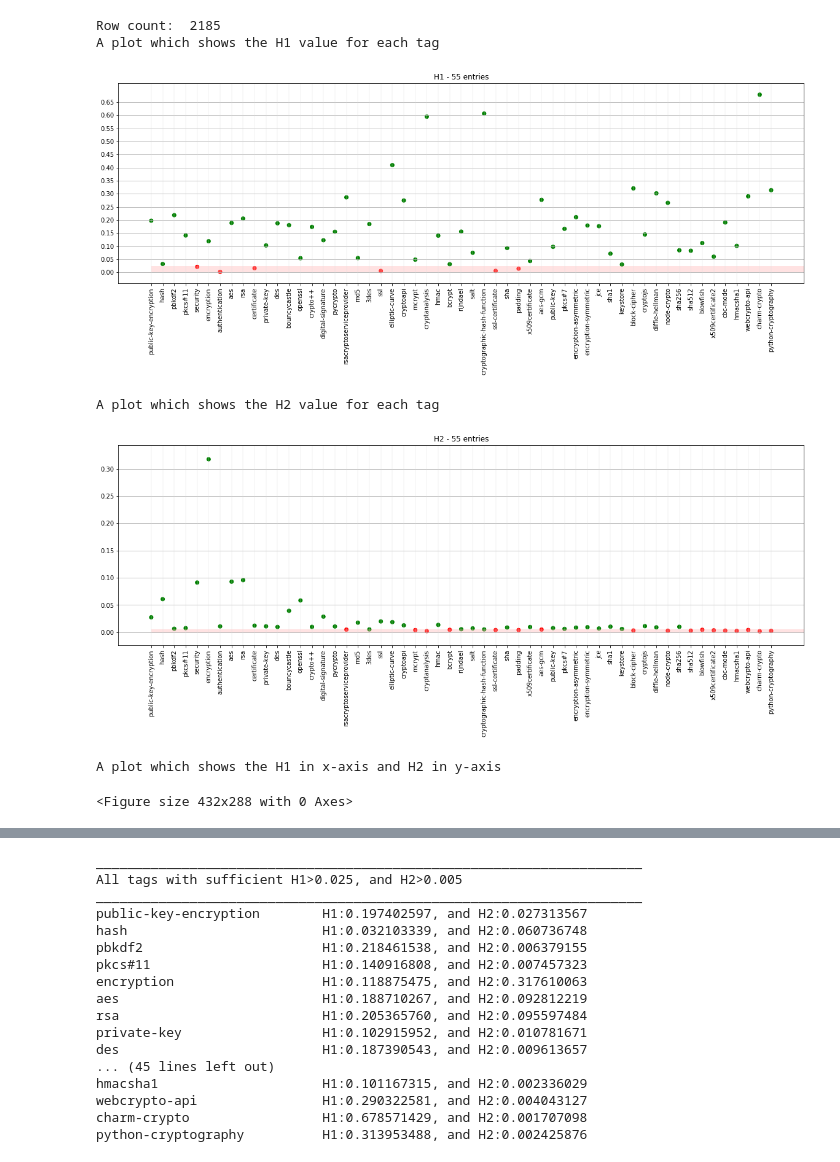
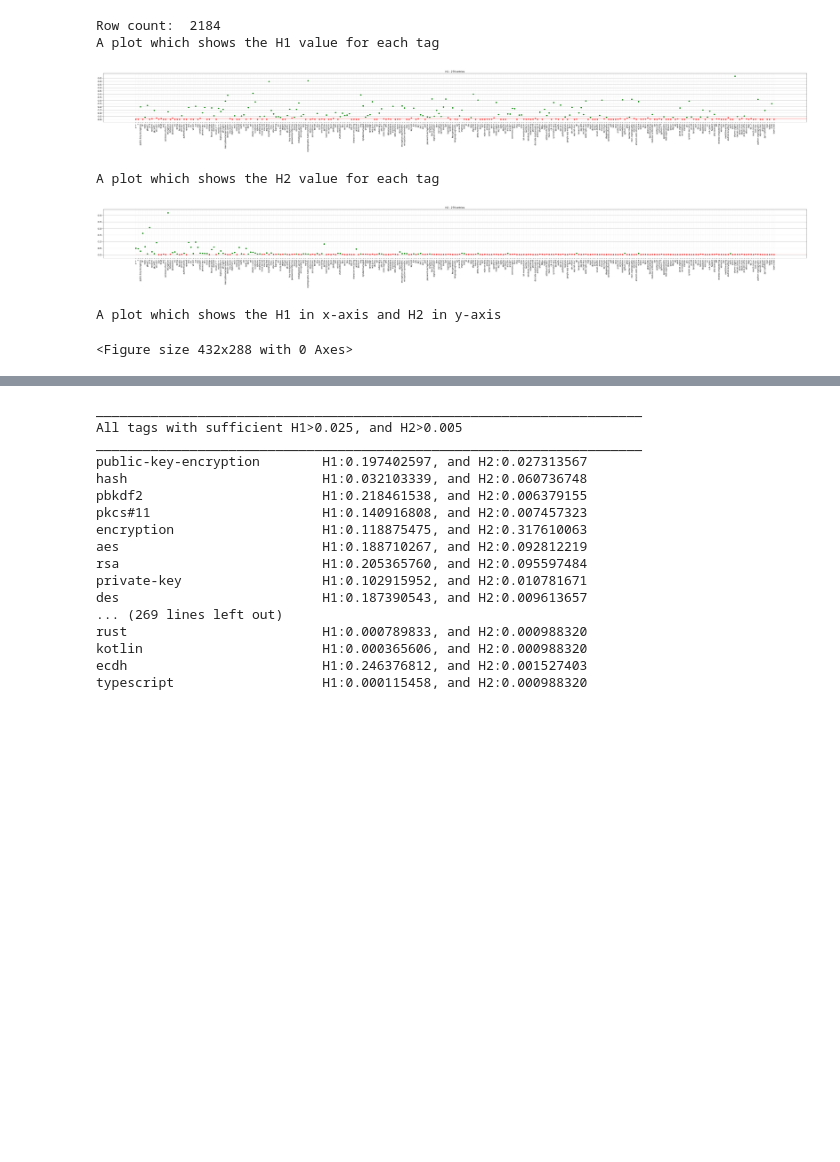
Before and after one commit to Dasteme/SoftwareComposition2019, a Jupyter notebook: Scripts/Selecting_tags.ipynb, the cells around one changed output, grey strips where cells are left out. Drawn from its saved outputs; the diff is of its cells as text; code cells hidden in the pictures; blank space fills up the shorter version.

Commit message:
Re-executed with more tags, added autoprint for images

```diff
--- a/Scripts/Selecting_tags.ipynb
+++ b/Scripts/Selecting_tags.ipynb
@@ -58,7 +58,7 @@ def change_row_takeit(tagid, takeit, h1tresh, h2tresh):
 
 def draw_plot_H1(h1tresh, h2tresh):
     print('A plot which shows the H1 value for each tag')
-    fig = plt.figure(figsize=(20, 6))
+    fig = plt.figure(figsize=(50, 6))
     ax = fig.add_subplot(111)
 
     x = np.array(np.arange(0, count, 1))
@@ -81,12 +81,14 @@ def draw_plot_H1(h1tresh, h2tresh):
 
     plt.grid(axis='y', linestyle='-')
     plt.title('H1 - ' + str(count) + ' entries')
+    plt.tight_layout()
+    plt.savefig('H1.png', dpi=200)
     plt.show()
 
 
 def draw_plot_H2(h1tresh, h2tresh):
     print('A plot which shows the H2 value for each tag')
-    fig = plt.figure(figsize=(20, 6))
+    fig = plt.figure(figsize=(50, 6))
     ax = fig.add_subplot(111)
 
     x = np.array(np.arange(0, count, 1))
@@ -107,6 +109,8 @@ def draw_plot_H2(h1tresh, h2tresh):
 
     plt.grid(axis='y', linestyle='-')
     plt.title('H2 - ' + str(count) + ' entries')
+    plt.tight_layout()
+    plt.savefig('H2.png', dpi=200)
     plt.show()
 
 
@@ -114,7 +118,7 @@ def draw_plot_H2(h1tresh, h2tresh):
 def draw_plot_H1_H2(h1tresh, h2tresh):
     plt.clf()
     print('A plot which shows the H1 in x-axis and H2 in y-axis')
-    fig = plt.figure(figsize=(20, 16))
+    fig = plt.figure(figsize=(40, 32))
     ax = fig.add_subplot(111)
 
     x = np.array(h1s)
@@ -144,7 +148,10 @@ def draw_plot_H1_H2(h1tresh, h2tresh):
 
     plt.grid()
     plt.title('H1_2 - ' + str(count) + ' entries')
+    plt.tight_layout()
+    plt.savefig('H1_H2.png', dpi=200)
     plt.show()
+
 
 
 def list_H1_and_H2_values(h1tresh, h2tresh):
@@ -165,37 +172,37 @@ def list_H1_and_H2_values(h1tresh, h2tresh):
 
 
 
 
 sql_select_query = "SELECT * FROM tags"
 cursor.execute(sql_select_query)
 records = cursor.fetchall();
 print("Row count: ", cursor.rowcount);
 
 recordsNew = []
 for row in records:
     if (float(row[4]) > 0.00000000001):
         recordsNew.append(row)
 
-count = 70
+count = 450
 if (count > len(recordsNew)):
     count = len(recordsNew)
 names = [obj[1] for obj in recordsNew[0:count]]
 h1s = [float(obj[4]) for obj in recordsNew[0:count]]
 h2s = [float(obj[5]) for obj in recordsNew[0:count]]
 
 
 
 plotH1 = 0.025
 plotH2 = 0.005
 draw_plot_H1(plotH1, plotH2)
 draw_plot_H2(plotH1, plotH2)
 draw_plot_H1_H2(plotH1, plotH2)
 list_H1_and_H2_values(plotH1, plotH2)
 # %% [output]
-Row count:  2185
+Row count:  2184
 A plot which shows the H1 value for each tag
-[figure, old version]
+[figure, new version]
 A plot which shows the H2 value for each tag
-[figure, old version]
+[figure, new version]
 A plot which shows the H1 in x-axis and H2 in y-axis
 <Figure size 432x288 with 0 Axes>
@@ -212,8 +219,8 @@ aes                          H1:0.188710267, and H2:0.092812219
 rsa                          H1:0.205365760, and H2:0.095597484
 private-key                  H1:0.102915952, and H2:0.010781671
 des                          H1:0.187390543, and H2:0.009613657
-... (45 lines left out)
-hmacsha1                     H1:0.101167315, and H2:0.002336029
-webcrypto-api                H1:0.290322581, and H2:0.004043127
-charm-crypto                 H1:0.678571429, and H2:0.001707098
-python-cryptography          H1:0.313953488, and H2:0.002425876
+... (269 lines left out)
+rust                         H1:0.000789833, and H2:0.000988320
+kotlin                       H1:0.000365606, and H2:0.000988320
+ecdh                         H1:0.246376812, and H2:0.001527403
+typescript                   H1:0.000115458, and H2:0.000988320
```
Also changed, not shown: parts of 1 cell of this notebook, 3 other files.
